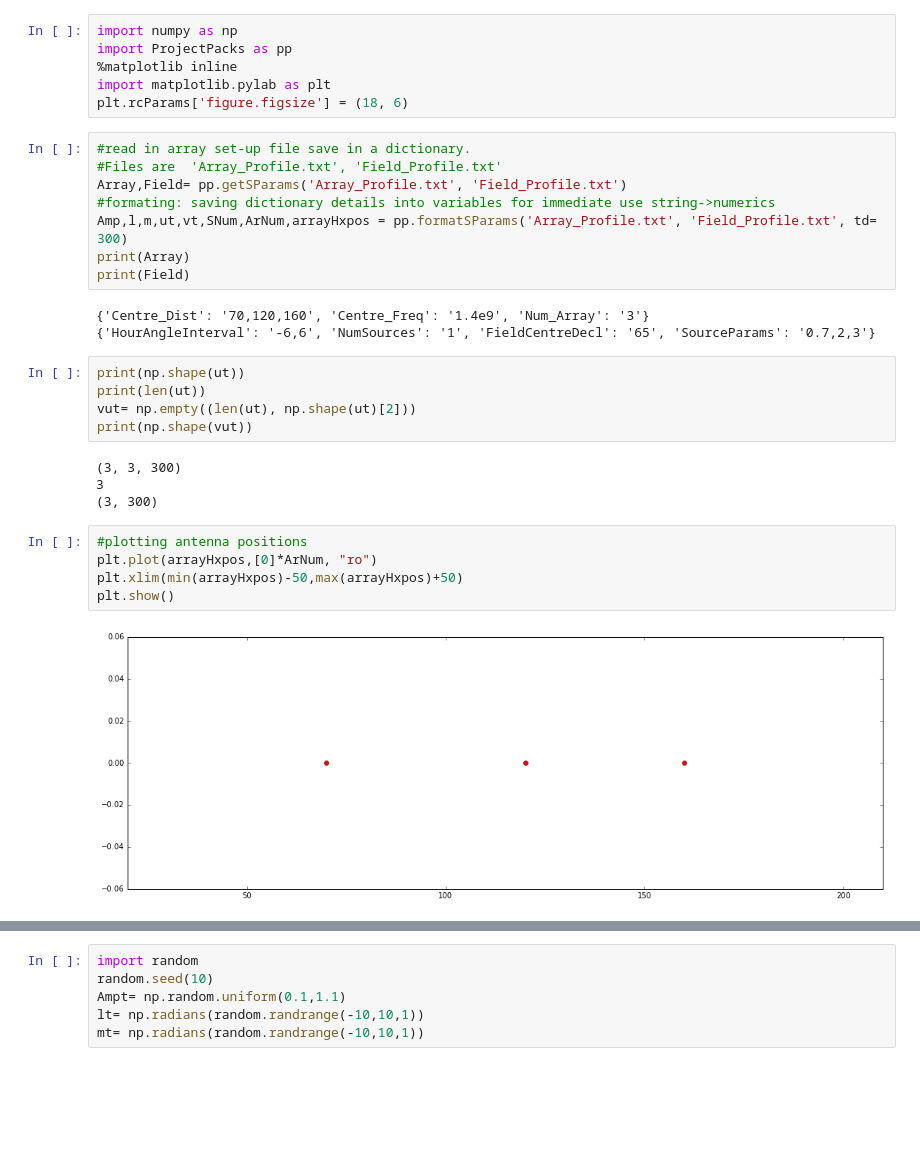
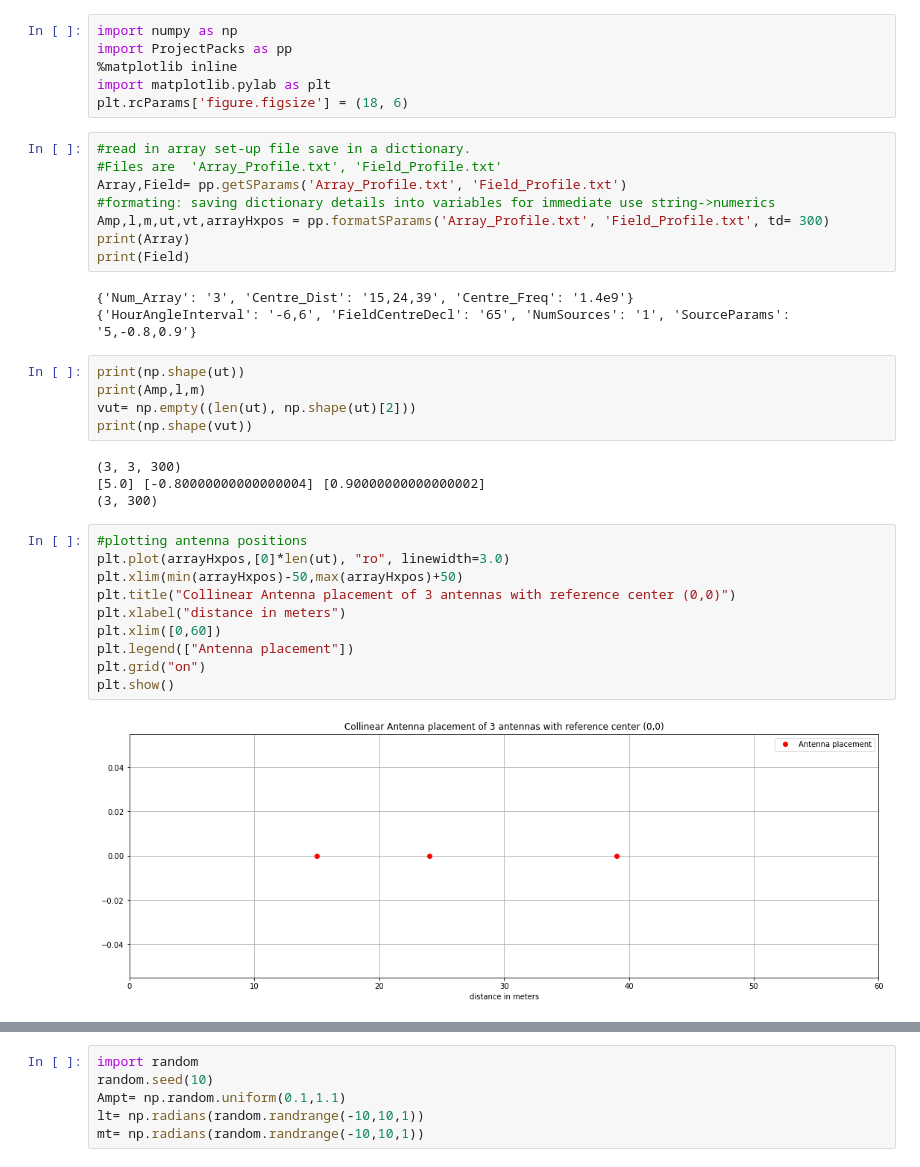
Before and after one commit to TiisQ/Honours-Project, a Jupyter notebook: Project_Simulator.ipynb, the cells around one changed output, grey strips where cells are left out. Cells and saved outputs as stored; diff of their text form; blank space fills up the shorter version.

```diff
--- a/Project_Simulator.ipynb
+++ b/Project_Simulator.ipynb
@@ -9,27 +9,32 @@ plt.rcParams['figure.figsize'] = (18, 6)
 #Files are  'Array_Profile.txt', 'Field_Profile.txt'
 Array,Field= pp.getSParams('Array_Profile.txt', 'Field_Profile.txt')
 #formating: saving dictionary details into variables for immediate use string->numerics
-Amp,l,m,ut,vt,SNum,ArNum,arrayHxpos = pp.formatSParams('Array_Profile.txt', 'Field_Profile.txt', td= 300)
+Amp,l,m,ut,vt,arrayHxpos = pp.formatSParams('Array_Profile.txt', 'Field_Profile.txt', td= 300)
 print(Array)
 print(Field)
 # %% [output]
-{'Centre_Dist': '70,120,160', 'Centre_Freq': '1.4e9', 'Num_Array': '3'}
-{'HourAngleInterval': '-6,6', 'NumSources': '1', 'FieldCentreDecl': '65', 'SourceParams': '0.7,2,3'}
+{'Num_Array': '3', 'Centre_Dist': '15,24,39', 'Centre_Freq': '1.4e9'}
+{'HourAngleInterval': '-6,6', 'FieldCentreDecl': '65', 'NumSources': '1', 'SourceParams': '5,-0.8,0.9'}
 # %%
 print(np.shape(ut))
-print(len(ut))
+print(Amp,l,m)
 vut= np.empty((len(ut), np.shape(ut)[2]))
 print(np.shape(vut))
 # %% [output]
 (3, 3, 300)
-3
+[5.0] [-0.80000000000000004] [0.90000000000000002]
 (3, 300)
 # %%
 #plotting antenna positions
-plt.plot(arrayHxpos,[0]*ArNum, "ro")
+plt.plot(arrayHxpos,[0]*len(ut), "ro", linewidth=3.0)
 plt.xlim(min(arrayHxpos)-50,max(arrayHxpos)+50)
+plt.title("Collinear Antenna placement of 3 antennas with reference center (0,0)")
+plt.xlabel("distance in meters")
+plt.xlim([0,60])
+plt.legend(["Antenna placement"])
+plt.grid("on")
 plt.show()
 # %% [output]
-[figure, old version]
+[figure, new version]
 # %%
 ## plotting the baselines with 600 time-divisions
```
Also changed, not shown: parts of 5 cells of this notebook, 12 other files.
